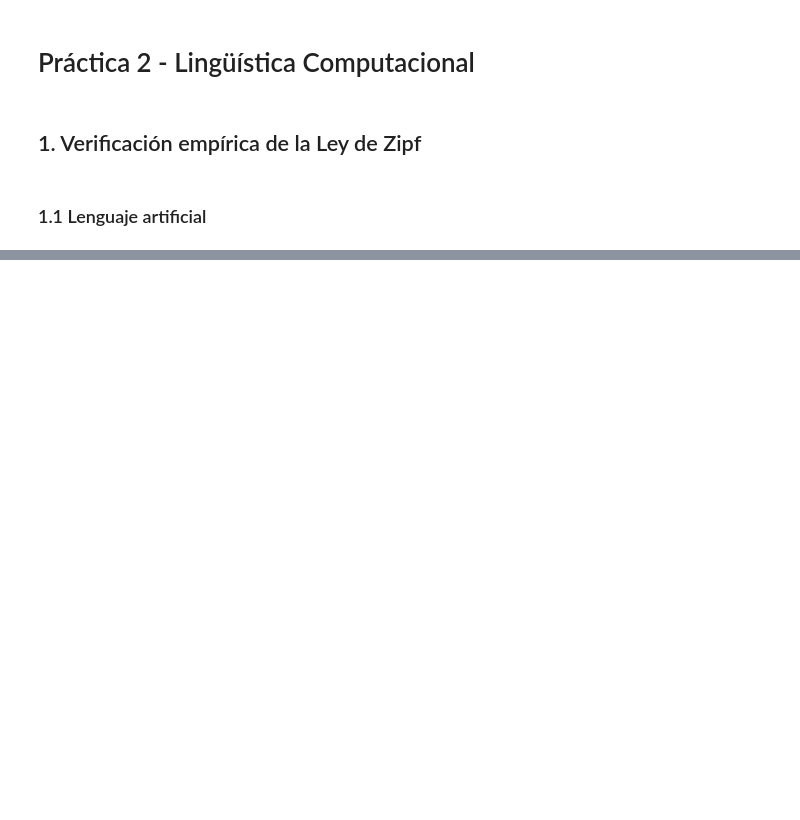
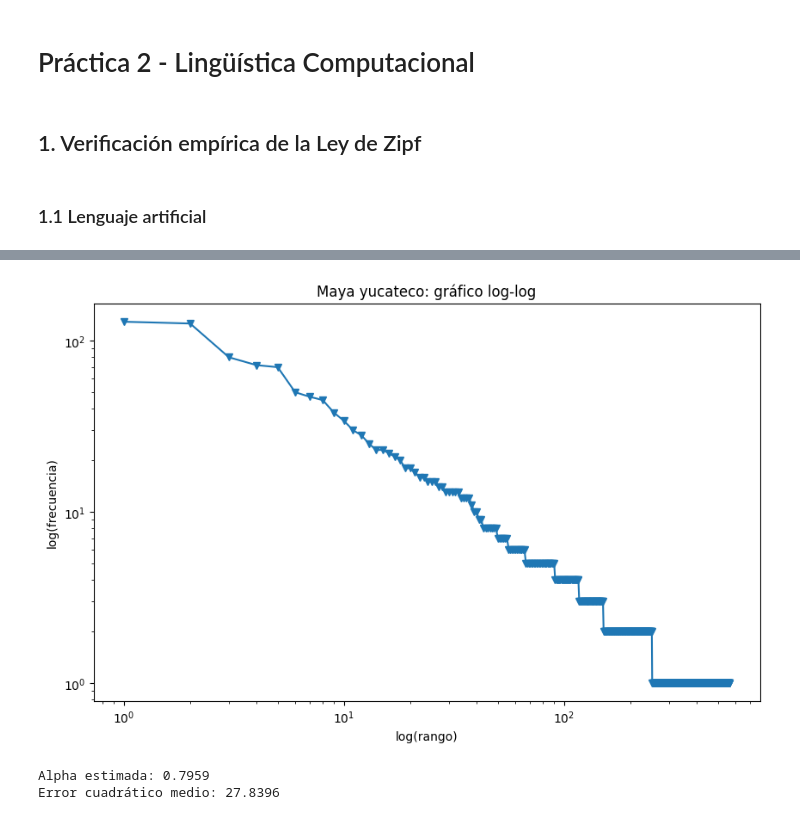
Before and after one commit to SubsetOfMars/cl-2026-2-lab, a Jupyter notebook: practicas/SubsetOfMars/P2/P2.ipynb, the cells around one changed output, grey strips where cells are left out. Drawn from its saved outputs; the diff is of its cells as text; code cells hidden in the pictures; blank space fills up the shorter version.

```diff
--- a/practicas/SubsetOfMars/P2/P2.ipynb
+++ b/practicas/SubsetOfMars/P2/P2.ipynb
@@ -14,0 +275,11 @@ ModuleNotFoundError: No module named 'matplotlib'
+# %%
+#grafica rango vs frecuencia en escala logarítmica
+plt.plot(ranks_maya, frequencies_maya, "-v")
+plt.xscale("log")
+plt.yscale("log")
+plt.xlabel("log(rango)")
+plt.ylabel("log(frecuencia)")
+plt.title("Maya yucateco: gráfico log-log")
+plt.show()
+# %% [output]
+[figure, added]
@@ -14,0 +302,27 @@ ModuleNotFoundError: No module named 'matplotlib'
+# %%
+#da un valor inicial para alpha
+initial_alpha_guess = 1.0
+
+#busca el valor de alpha que minimiza el error
+optimization_result_maya = minimize(
+    zipf_minimization_objective,
+    initial_alpha_guess,
+    args=(ranks_maya_np, freqs_maya_np)
+)
+
+#guarda la alpha estimada
+estimated_alpha_maya = optimization_result_maya.x[0]
+
+#calcula el error final del ajuste
+mean_squared_error_maya = zipf_minimization_objective(
+    estimated_alpha_maya,
+    ranks_maya_np,
+    freqs_maya_np
+)
+
+#muestra resultados
+print(f"Alpha estimada: {estimated_alpha_maya:.4f}")
+print(f"Error cuadrático medio: {mean_squared_error_maya:.4f}")
+# %% [output]
+Alpha estimada: 0.7959
+Error cuadrático medio: 27.8396
```
Also changed, not shown: parts of 22 cells of this notebook, 1 other file.
